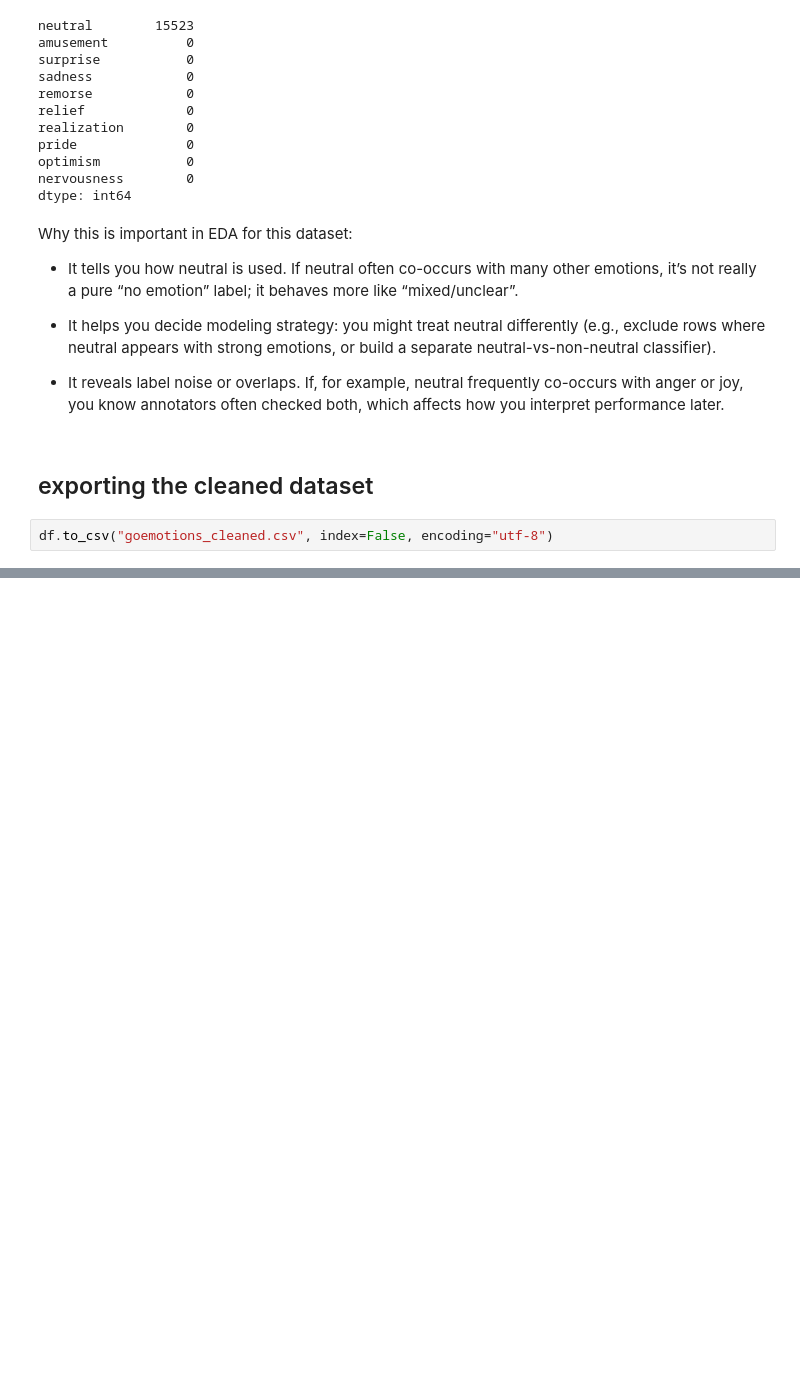
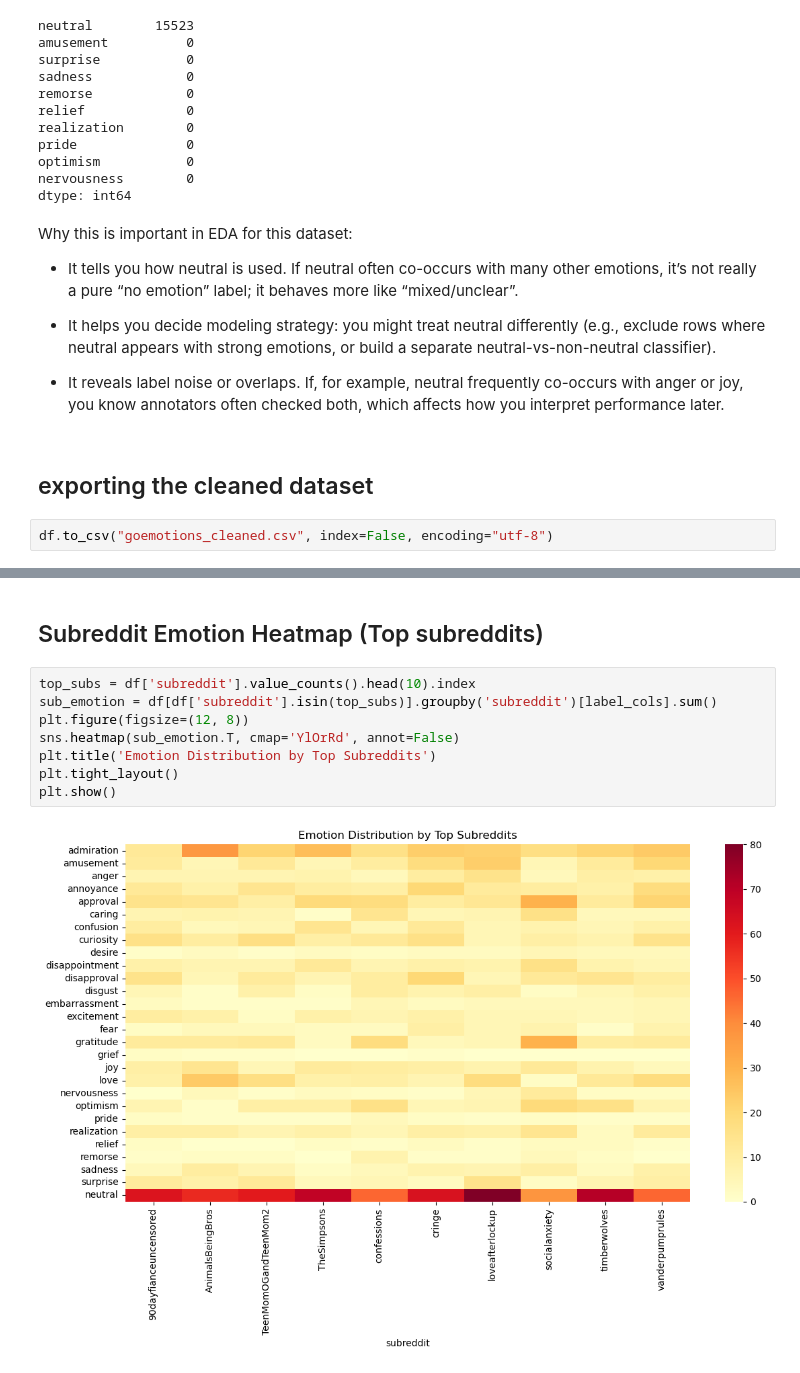
Before and after one commit to zacchaeus-tan/dap, a Jupyter notebook: eda_goemotions1-3.ipynb, the cells around one changed output, grey strips where cells are left out. Cells and saved outputs as stored; diff of their text form; blank space fills up the shorter version.

```diff
--- a/eda_goemotions1-3.ipynb
+++ b/eda_goemotions1-3.ipynb
@@ -237,0 +279,12 @@ df.to_csv("goemotions_cleaned.csv", index=False, encoding="utf-8")
+# %% [markdown]
+## Subreddit Emotion Heatmap (Top subreddits)
+# %%
+top_subs = df['subreddit'].value_counts().head(10).index
+sub_emotion = df[df['subreddit'].isin(top_subs)].groupby('subreddit')[label_cols].sum()
+plt.figure(figsize=(12, 8))
+sns.heatmap(sub_emotion.T, cmap='YlOrRd', annot=False)
+plt.title('Emotion Distribution by Top Subreddits')
+plt.tight_layout()
+plt.show()
+# %% [output]
+[figure, added]
```
Also changed, not shown: parts of 10 cells of this notebook, 1 other file.
